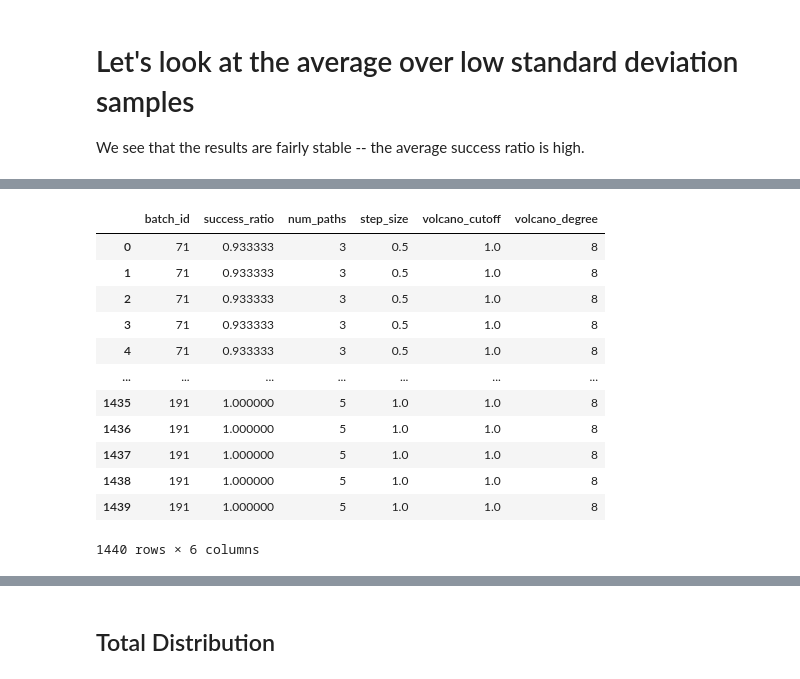
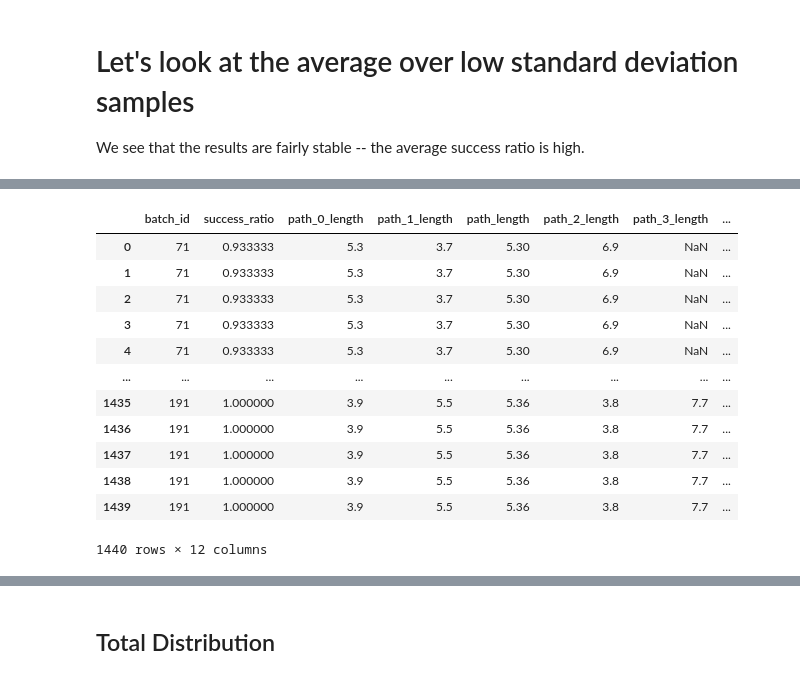
Before and after one commit to jakeval/MRMC, a Jupyter notebook: demos/view_results.ipynb, the cells around one changed output, grey strips where cells are left out. Drawn from its saved outputs; the diff is of its cells as text; code cells hidden in the pictures.

```diff
--- a/demos/view_results.ipynb
+++ b/demos/view_results.ipynb
@@ -42,12 +52,29 @@ ModelType.LOGISTIC_REGRESSION
 # %%
+def get_path_length(path):
+    path = ADAPTER.transform(path)
+    if len(path) == 1:
+        return np.nan
+    length = 0
+    for i in range(1, len(path)):
+        diff = path.iloc[i] - path.iloc[i-1]
+        length += np.linalg.norm(diff.to_numpy())
+    return length
+
+
 def analyze_paths(paths, target_certainty):
     metrics = {
-        'success_ratio': 0
+        'success_ratio': 0,
     }
-    for path in paths:
+    path_lengths = []
+    for i, path in enumerate(paths):
         if MODEL.predict_pos_proba_series(path.iloc[-1]) > target_certainty:
             metrics['success_ratio'] += 1
+        path_length = get_path_length(path)
+        metrics[f'path_{i}_length'] = path_length
+        if not np.isnan(path_length):
+            path_lengths.append(path_length)
 
+    metrics['path_length'] = np.mean(path_lengths)
     metrics['success_ratio'] = metrics['success_ratio'] / len(paths)
     return metrics
 
@@ -113,7 +141,3 @@ Process batch 192/192
 ## Did we collect enough samples? Let's look at variance
 
 It ranges from 0 (hurray!) to 0.4 (uh oh!). Why are some of the variances so high?
-# %%
-final_results.groupby('batch_id').std()
-final_results = final_results.rename(columns={'success_ratio': 'std_dev_of_success_ratio'}).sort_values('std_dev_of_success_ratio')
-final_results
@@ -139,11 +169,11 @@ deviation and some with high standard deviation?
 # %%
 run_subset_dfs = []
 for n_runs in [2, 4, 6, 8, 10]:
-    df = final_results.groupby('batch_id').sample(n=n_runs, replace=False).groupby('batch_id').std().sort_values('std_dev_of_success_ratio')
+    df = final_results.groupby('batch_id').sample(n=n_runs, replace=False).groupby('batch_id').std().sort_values('success_ratio')
     df['batch_id'] = df.index
     df['n_runs'] = n_runs
     run_subset_dfs.append(df)
 
 std_dev_vs_n_runs_df = pd.concat(run_subset_dfs).reset_index(drop=True)
-sns.lineplot(std_dev_vs_n_runs_df, x='n_runs', y='std_dev_of_success_ratio', hue='batch_id')
+sns.lineplot(std_dev_vs_n_runs_df, x='n_runs', y='success_ratio', hue='batch_id')
 # %% [output]
@@ -152,8 +182,8 @@ sns.lineplot(std_dev_vs_n_runs_df, x='n_runs', y='std_dev_of_success_ratio', hue
 # %% [markdown]
 ### Most runs have low standard deviation, but some have high standard deviation
 # %%
-low_standard_dev_results = std_dev_vs_n_runs_df[(std_dev_vs_n_runs_df.n_runs == 10) & (std_dev_vs_n_runs_df.std_dev_of_success_ratio < 0.2)]
-high_standard_dev_results = std_dev_vs_n_runs_df[(std_dev_vs_n_runs_df.n_runs == 10) & (std_dev_vs_n_runs_df.std_dev_of_success_ratio >= 0.2)]
+low_standard_dev_results = std_dev_vs_n_runs_df[(std_dev_vs_n_runs_df.n_runs == 10) & (std_dev_vs_n_runs_df.success_ratio < 0.2)]
+high_standard_dev_results = std_dev_vs_n_runs_df[(std_dev_vs_n_runs_df.n_runs == 10) & (std_dev_vs_n_runs_df.success_ratio >= 0.2)]
 
 print(f"There are {len(low_standard_dev_results)} batches with low standard deviation")
 print(f"There are {len(high_standard_dev_results)} batches with high standard deviation")
@@ -368,17 +398,17 @@ mean_results
 # %%
-results = pd.merge(mean_results, index_df[['batch_id', 'num_paths', 'step_size', 'volcano_cutoff', 'volcano_degree']], on='batch_id')
-results
+mean_results = pd.merge(mean_results, index_df[['batch_id', 'num_paths', 'step_size', 'volcano_cutoff', 'volcano_degree']], on='batch_id')
+mean_results
 # %% [output]
-|  | batch_id | success_ratio | num_paths | step_size | volcano_cutoff | volcano_degree |
-| 0 | 71 | 0.933333 | 3 | 0.5 | 1.0 | 8 |
-| 1 | 71 | 0.933333 | 3 | 0.5 | 1.0 | 8 |
-| 2 | 71 | 0.933333 | 3 | 0.5 | 1.0 | 8 |
-| 3 | 71 | 0.933333 | 3 | 0.5 | 1.0 | 8 |
-| 4 | 71 | 0.933333 | 3 | 0.5 | 1.0 | 8 |
-| ... | ... | ... | ... | ... | ... | ... |
-| 1435 | 191 | 1.000000 | 5 | 1.0 | 1.0 | 8 |
-| 1436 | 191 | 1.000000 | 5 | 1.0 | 1.0 | 8 |
-| 1437 | 191 | 1.000000 | 5 | 1.0 | 1.0 | 8 |
-| 1438 | 191 | 1.000000 | 5 | 1.0 | 1.0 | 8 |
-| 1439 | 191 | 1.000000 | 5 | 1.0 | 1.0 | 8 |
+|  | batch_id | success_ratio | path_0_length | path_1_length | path_length | path_2_length | path_3_length | ... |
+| 0 | 71 | 0.933333 | 5.3 | 3.7 | 5.30 | 6.9 | NaN | ... |
+| 1 | 71 | 0.933333 | 5.3 | 3.7 | 5.30 | 6.9 | NaN | ... |
+| 2 | 71 | 0.933333 | 5.3 | 3.7 | 5.30 | 6.9 | NaN | ... |
+| 3 | 71 | 0.933333 | 5.3 | 3.7 | 5.30 | 6.9 | NaN | ... |
+| 4 | 71 | 0.933333 | 5.3 | 3.7 | 5.30 | 6.9 | NaN | ... |
+| ... | ... | ... | ... | ... | ... | ... | ... | ... |
+| 1435 | 191 | 1.000000 | 3.9 | 5.5 | 5.36 | 3.8 | 7.7 | ... |
+| 1436 | 191 | 1.000000 | 3.9 | 5.5 | 5.36 | 3.8 | 7.7 | ... |
+| 1437 | 191 | 1.000000 | 3.9 | 5.5 | 5.36 | 3.8 | 7.7 | ... |
+| 1438 | 191 | 1.000000 | 3.9 | 5.5 | 5.36 | 3.8 | 7.7 | ... |
+| 1439 | 191 | 1.000000 | 3.9 | 5.5 | 5.36 | 3.8 | 7.7 | ... |
-1440 rows × 6 columns
+1440 rows × 12 columns
```
Also changed, not shown: parts of 10 cells of this notebook.
